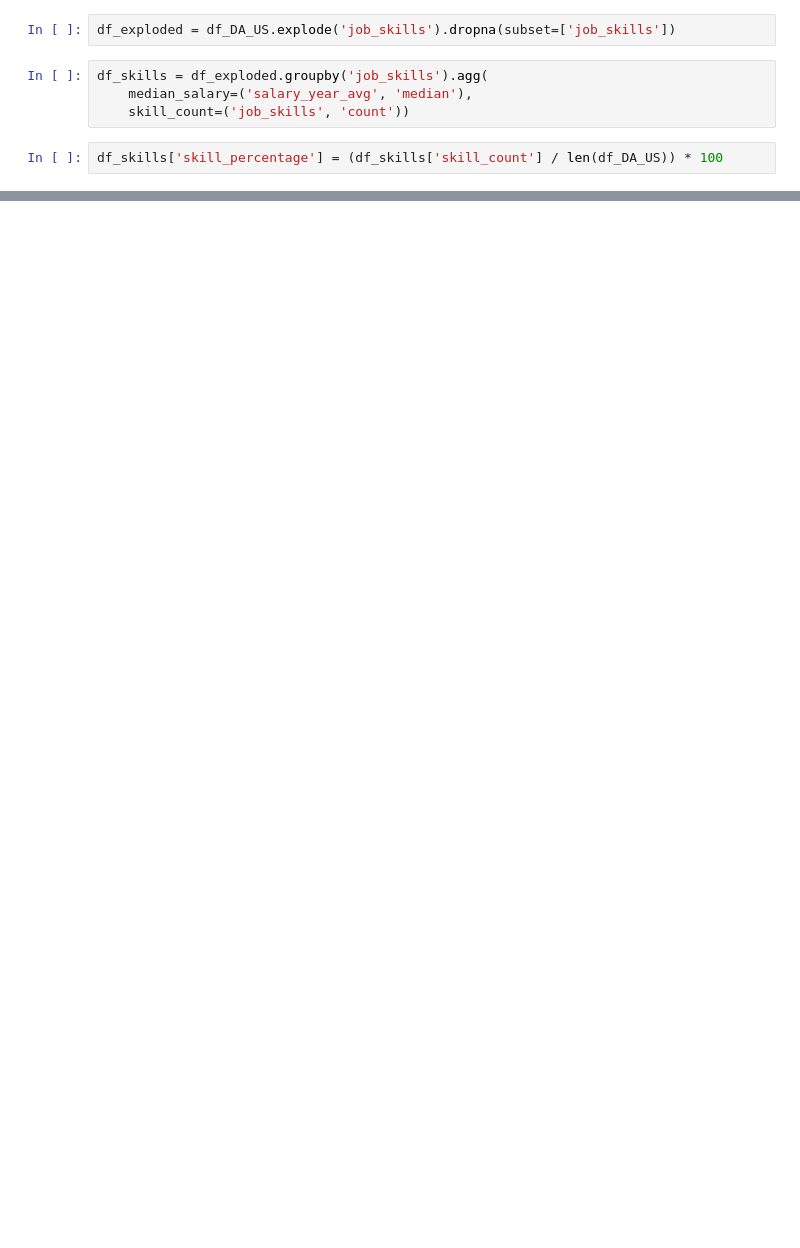
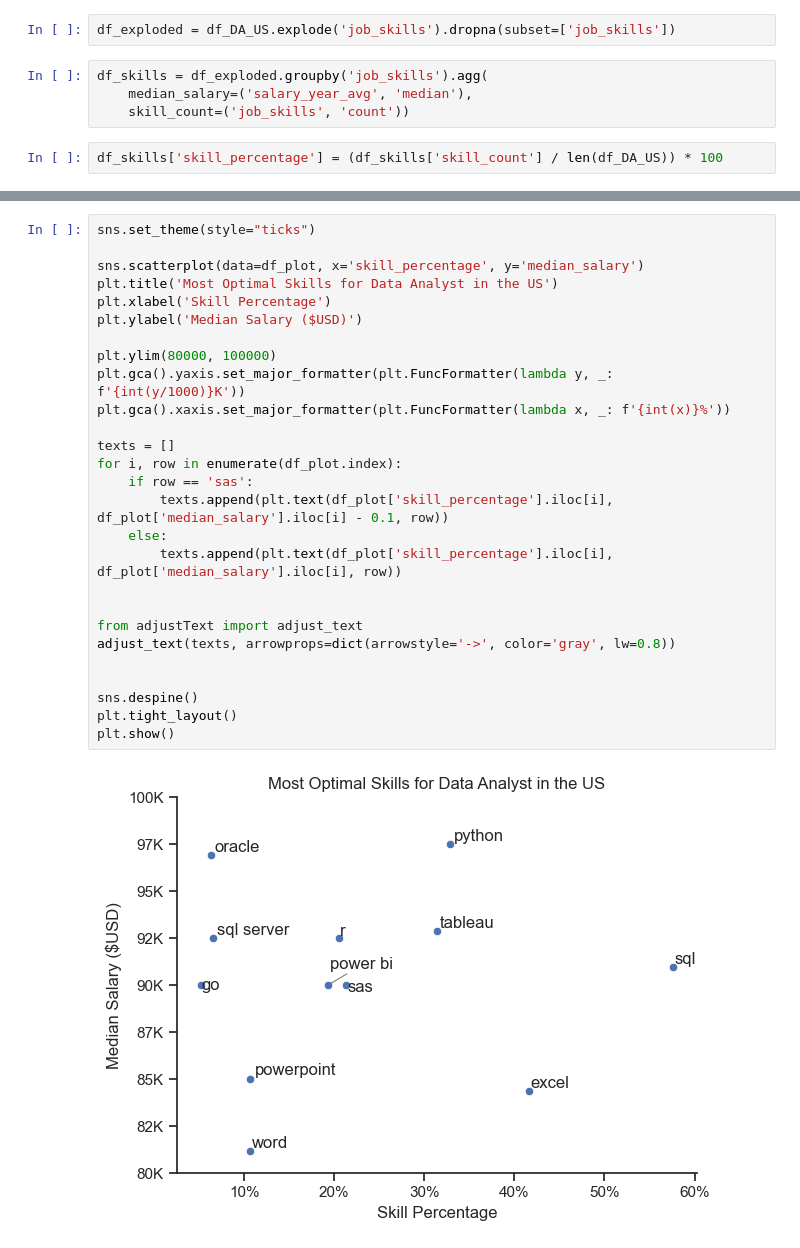
Before and after one commit to jroy2019/Python_data_analytics, a Jupyter notebook: 2_Data_Analytics_Project/5_Optimal_Skills.ipynb, the cells around one changed output, grey strips where cells are left out. Drawn from its saved outputs; the diff is of its cells as text; blank space fills up the shorter version.

```diff
--- a/2_Data_Analytics_Project/5_Optimal_Skills.ipynb
+++ b/2_Data_Analytics_Project/5_Optimal_Skills.ipynb
@@ -58,0 +70,29 @@ df_skills
+# %%
+sns.set_theme(style="ticks")
+
+sns.scatterplot(data=df_plot, x='skill_percentage', y='median_salary')
+plt.title('Most Optimal Skills for Data Analyst in the US')
+plt.xlabel('Skill Percentage')
+plt.ylabel('Median Salary ($USD)')
+
+plt.ylim(80000, 100000)
+plt.gca().yaxis.set_major_formatter(plt.FuncFormatter(lambda y, _: f'{int(y/1000)}K'))
+plt.gca().xaxis.set_major_formatter(plt.FuncFormatter(lambda x, _: f'{int(x)}%'))
+
+texts = []
+for i, row in enumerate(df_plot.index):
+    if row == 'sas':
+        texts.append(plt.text(df_plot['skill_percentage'].iloc[i], df_plot['median_salary'].iloc[i] - 0.1, row))
+    else:
+        texts.append(plt.text(df_plot['skill_percentage'].iloc[i], df_plot['median_salary'].iloc[i], row))
+
+
+from adjustText import adjust_text
+adjust_text(texts, arrowprops=dict(arrowstyle='->', color='gray', lw=0.8))
+
+
+sns.despine()
+plt.tight_layout()
+plt.show()
+# %% [output]
+[figure, added]
```
Also changed, not shown: parts of 6 cells of this notebook, 2 other files.
